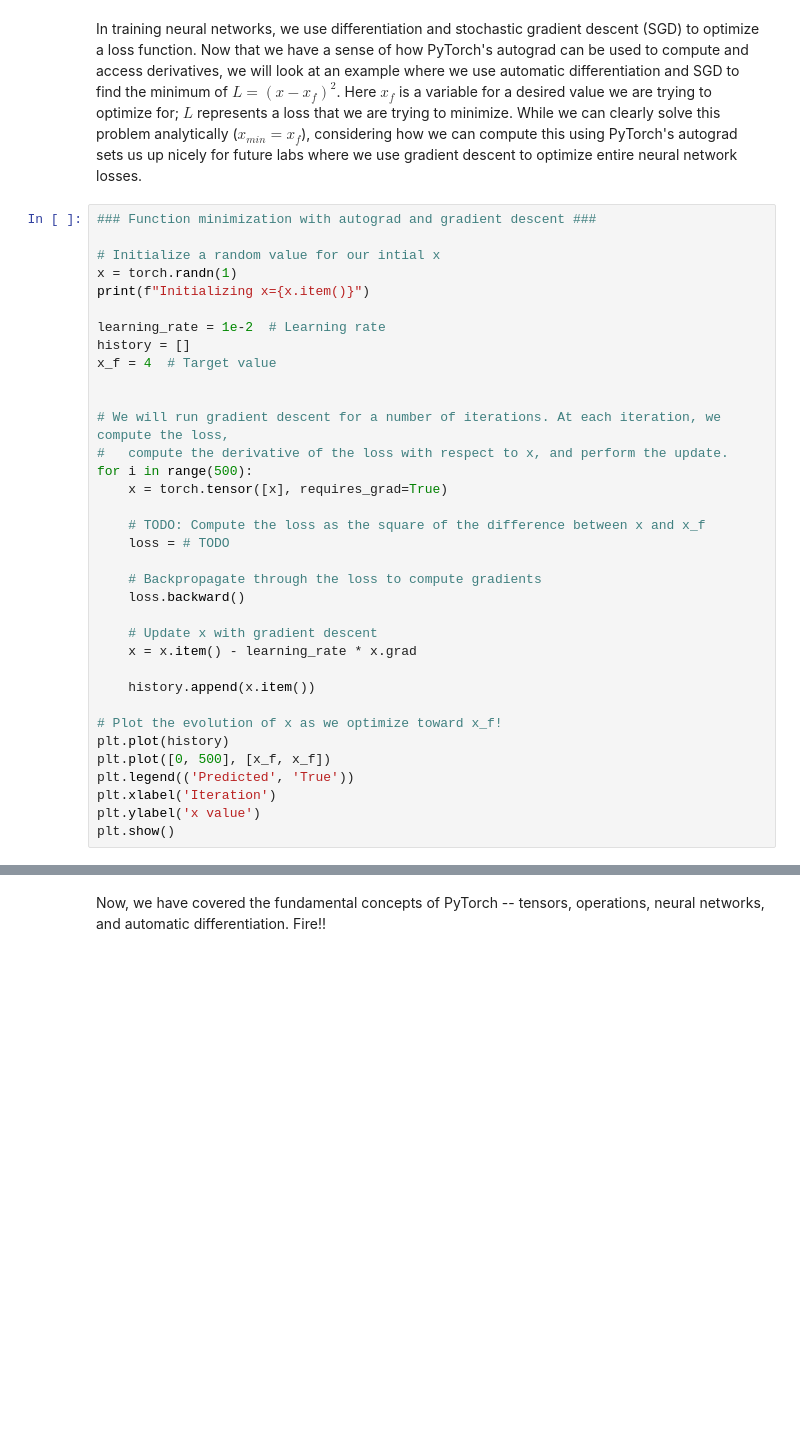
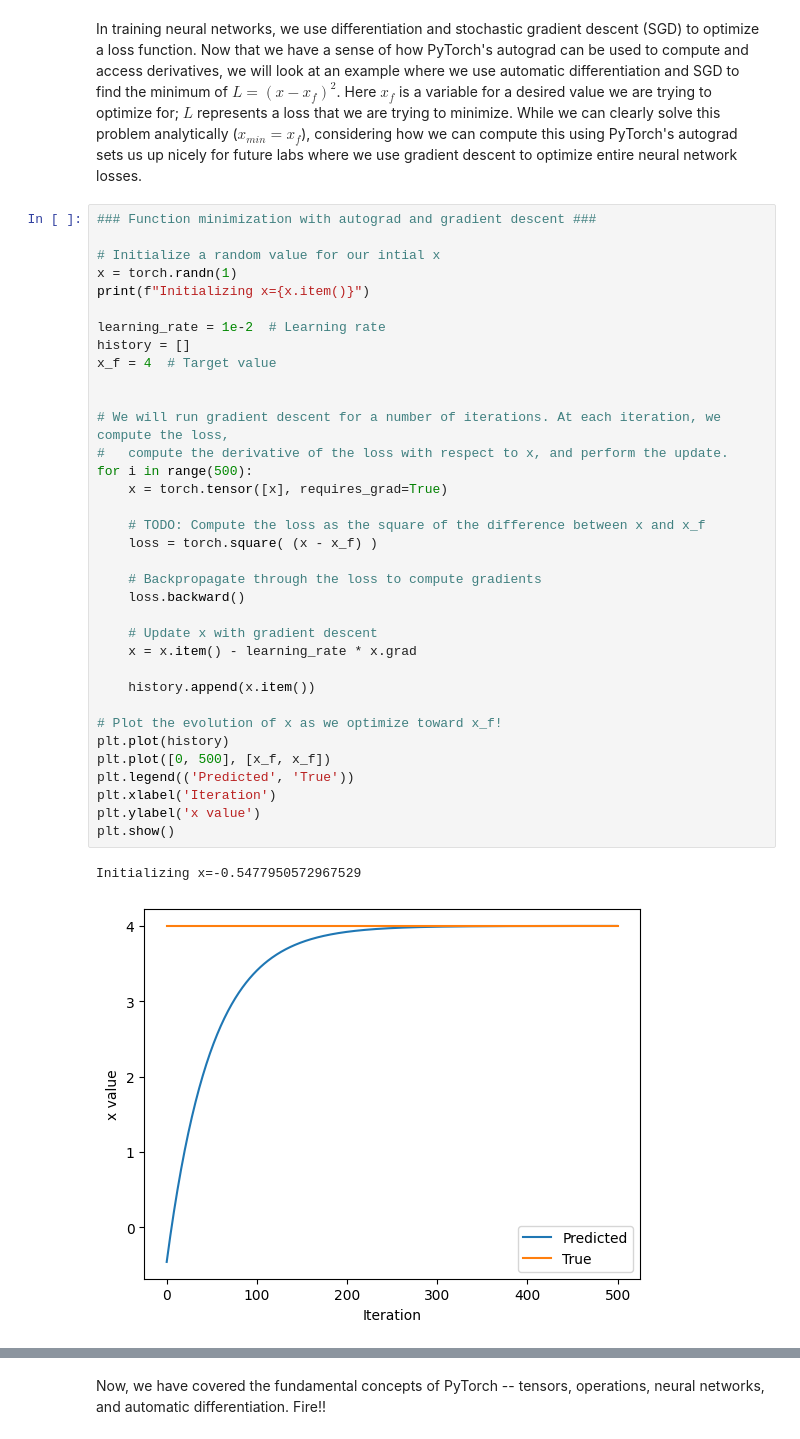
Before and after one commit to Feng4Real/ML, a Jupyter notebook: lab1/PT_Part1_Intro.ipynb, the cells around one changed output, grey strips where cells are left out. Cells and saved outputs as stored; diff of their text form; blank space fills up the shorter version.

```diff
--- a/lab1/PT_Part1_Intro.ipynb
+++ b/lab1/PT_Part1_Intro.ipynb
@@ -321,31 +333,34 @@ In training neural networks, we use differentiation and stochastic gradient desc
 x = torch.randn(1)
 print(f"Initializing x={x.item()}")
 
 learning_rate = 1e-2  # Learning rate
 history = []
 x_f = 4  # Target value
 
 
 # We will run gradient descent for a number of iterations. At each iteration, we compute the loss,
 #   compute the derivative of the loss with respect to x, and perform the update.
 for i in range(500):
     x = torch.tensor([x], requires_grad=True)
 
     # TODO: Compute the loss as the square of the difference between x and x_f
-    loss = # TODO
+    loss = torch.square( (x - x_f) )
 
     # Backpropagate through the loss to compute gradients
     loss.backward()
 
     # Update x with gradient descent
     x = x.item() - learning_rate * x.grad
 
     history.append(x.item())
 
 # Plot the evolution of x as we optimize toward x_f!
 plt.plot(history)
 plt.plot([0, 500], [x_f, x_f])
 plt.legend(('Predicted', 'True'))
 plt.xlabel('Iteration')
 plt.ylabel('x value')
 plt.show()
+# %% [output]
+Initializing x=-0.5477950572967529
+[figure, added]
```
Also changed, not shown: parts of 5 cells of this notebook.
